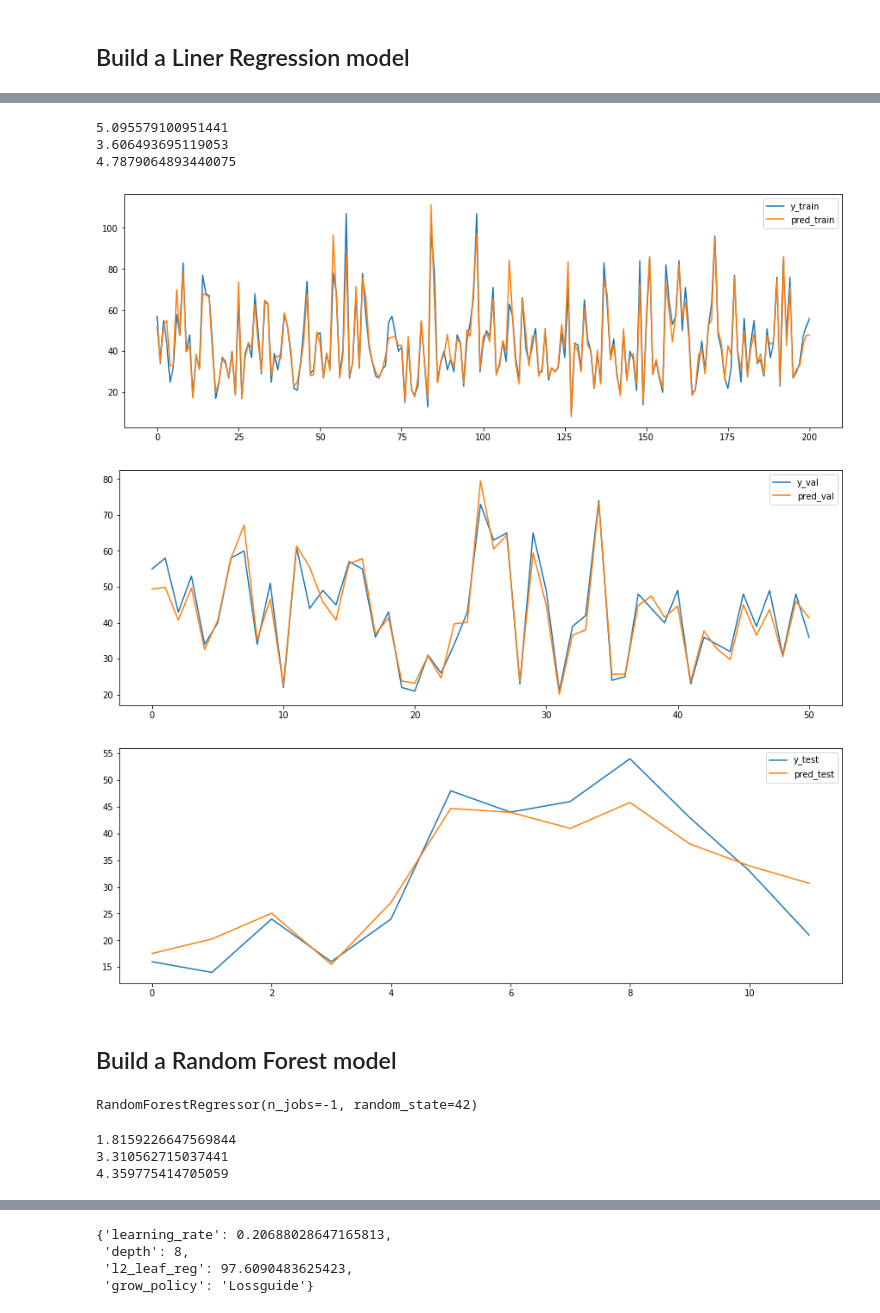
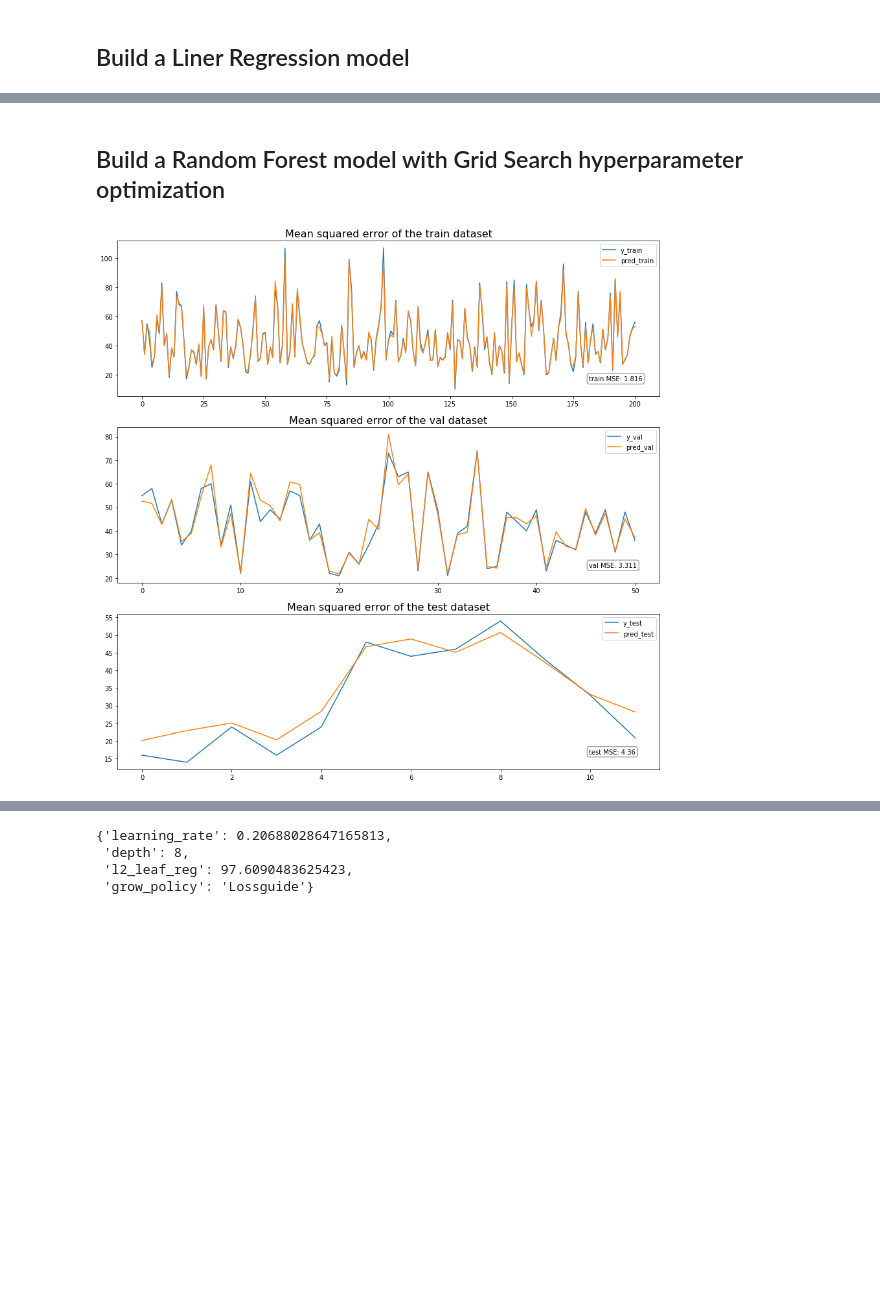
Before and after one commit to molspace/DPS_AI_challenge, a Jupyter notebook: ML_model.ipynb, the cells around one changed output, grey strips where cells are left out. Cells and saved outputs as stored; diff of their text form; code cells hidden in the pictures; blank space fills up the shorter version.

```diff
--- a/ML_model.ipynb
+++ b/ML_model.ipynb
@@ -74,40 +60,8 @@ Ridge(alpha=0.001, normalize=True)
-# %%
-pred_train = lr.predict(X_train)
-pred_val = lr.predict(X_val)
-pred_test = lr.predict(X_test)
-
-print(mse(y_train, pred_train, squared=False))
-print(mse(y_val, pred_val, squared=False))
-print(mse(y_test, pred_test, squared=False))
-
-plt.figure(figsize=(15,5))
-plt.plot(y_train, label='y_train')
-plt.plot(pred_train, label='pred_train')
-plt.legend(loc='best')
-plt.show()
-
-plt.figure(figsize=(15,5))
-plt.plot(y_val, label='y_val')
-plt.plot(pred_val, label='pred_val')
-plt.legend(loc='best')
-plt.show()
-
-plt.figure(figsize=(15,5))
-plt.plot(y_test, label='y_test')
-plt.plot(pred_test, label='pred_test')
-plt.legend(loc='best')
-plt.show()
-# %% [output]
-5.095579100951441
-3.606493695119053
-4.7879064893440075
-[figure, removed]
-[figure, removed]
-[figure, removed]
 # %% [markdown]
-## Build a Random Forest model
+## Build a Random Forest model with Grid Search hyperparameter optimization
 # %%
 rf = RandomForestRegressor(n_estimators=100,n_jobs=-1,random_state=42)
 rf.fit(X_train, y_train)
+prediction_pipeline(rf, X_train, y_train, X_val, y_val, X_test, y_test)
 # %% [output]
-RandomForestRegressor(n_jobs=-1, random_state=42)
+[figure, added]
@@ -118,8 +67,0 @@ pred_test = rf.predict(X_test)
-# %%
-print(mse(y_train, pred_train, squared=False))
-print(mse(y_val, pred_val, squared=False))
-print(mse(y_test, pred_test, squared=False))
-# %% [output]
-1.8159226647569844
-3.310562715037441
-4.359775414705059
```
Also changed, not shown: parts of 19 cells of this notebook, 4 other files.
